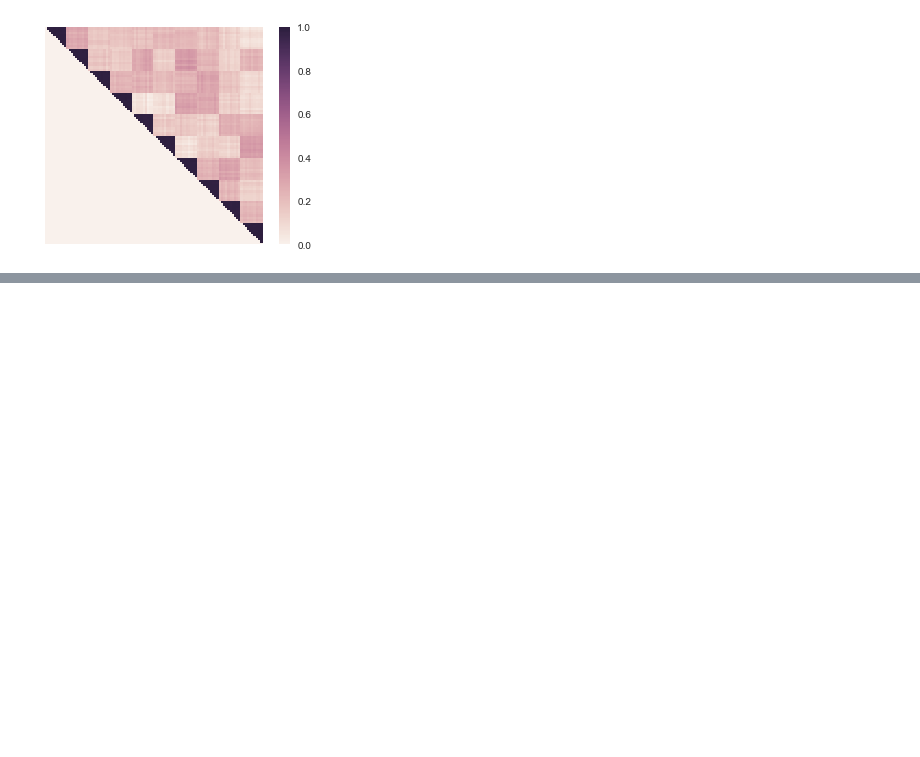
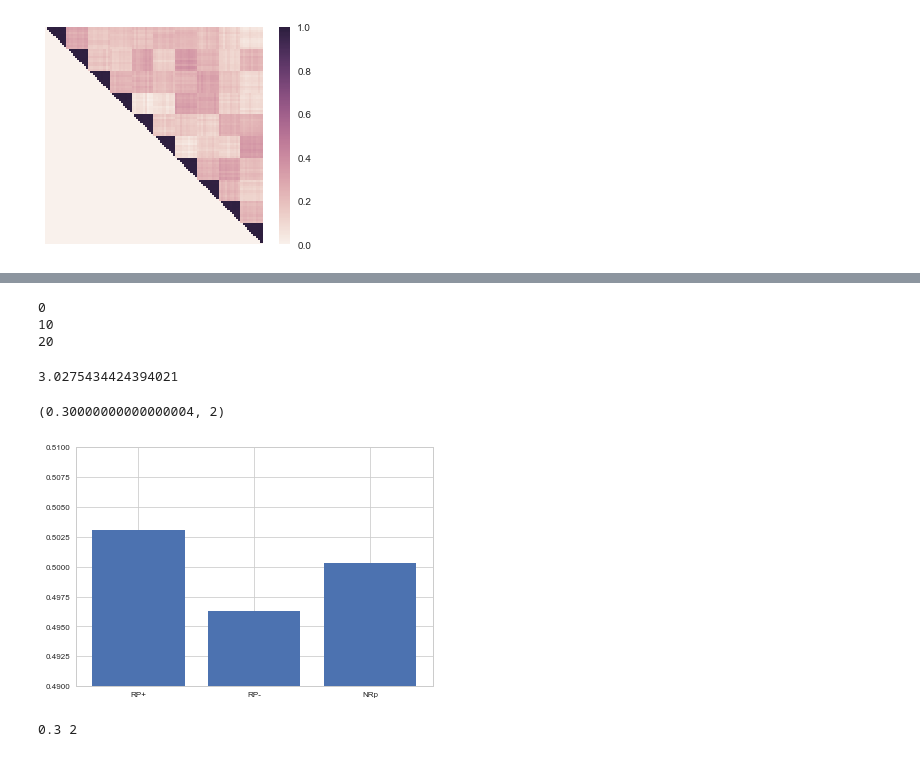
Before and after one commit to mvdoc/graphsemnet, a Jupyter notebook: notebooks/equations_algorithm.ipynb, the cells around one changed output, grey strips where cells are left out. Drawn from its saved outputs; the diff is of its cells as text; code cells hidden in the pictures; blank space fills up the shorter version.

```diff
--- a/notebooks/equations_algorithm.ipynb
+++ b/notebooks/equations_algorithm.ipynb
@@ -386,0 +269,45 @@ print(ACT[-1])
+# %%
+exps = []
+for i, (gamma, d) in enumerate(product(gammas, depths)):
+    if i % 10 == 0:
+        print(i),
+    exps.append(np.mean(run_experiment(gamma, d, nmph), axis=0))
+# %% [output]
+0
+10
+20
+# %%
+def cost_function(exp):
+    rp_plus = exp[0]
+    rp_minus = exp[1]
+    nrp = np.mean(exp[2:])
+    cost = (rp_plus/rp_minus) + (nrp/rp_minus) + (rp_plus/nrp)
+    return 0 if cost == np.inf else cost
+# %%
+cost = list(map(lambda x: cost_function(x), exps))
+# %%
+idx_win = np.argmax(cost)
+# %%
+cost[idx_win]
+# %% [output]
+3.0275434424394021
+# %%
+list(product(gammas, depths))[idx_win]
+# %% [output]
+(0.30000000000000004, 2)
+# %%
+rp_plus = exps[idx_win][0]
+rp_minus = exps[idx_win][1]
+nrp = np.mean(exps[2:])
+# %%
+fig, ax = plt.subplots(1, 1)
+ax.bar([0, 1, 2], [rp_plus, rp_minus, nrp], tick_label=['RP+', 'RP-', 'NRp'])
+ax.set_ylim([.49, .51]);
+# %% [output]
+[figure, added]
+# %%
+# So these are the parameters we want to keep for gamma and d
+gamma, d = list(product(gammas, depths))[idx_win]
+print(gamma, d)
+# %% [output]
+0.3 2
```
Also changed, not shown: parts of 77 cells of this notebook.
